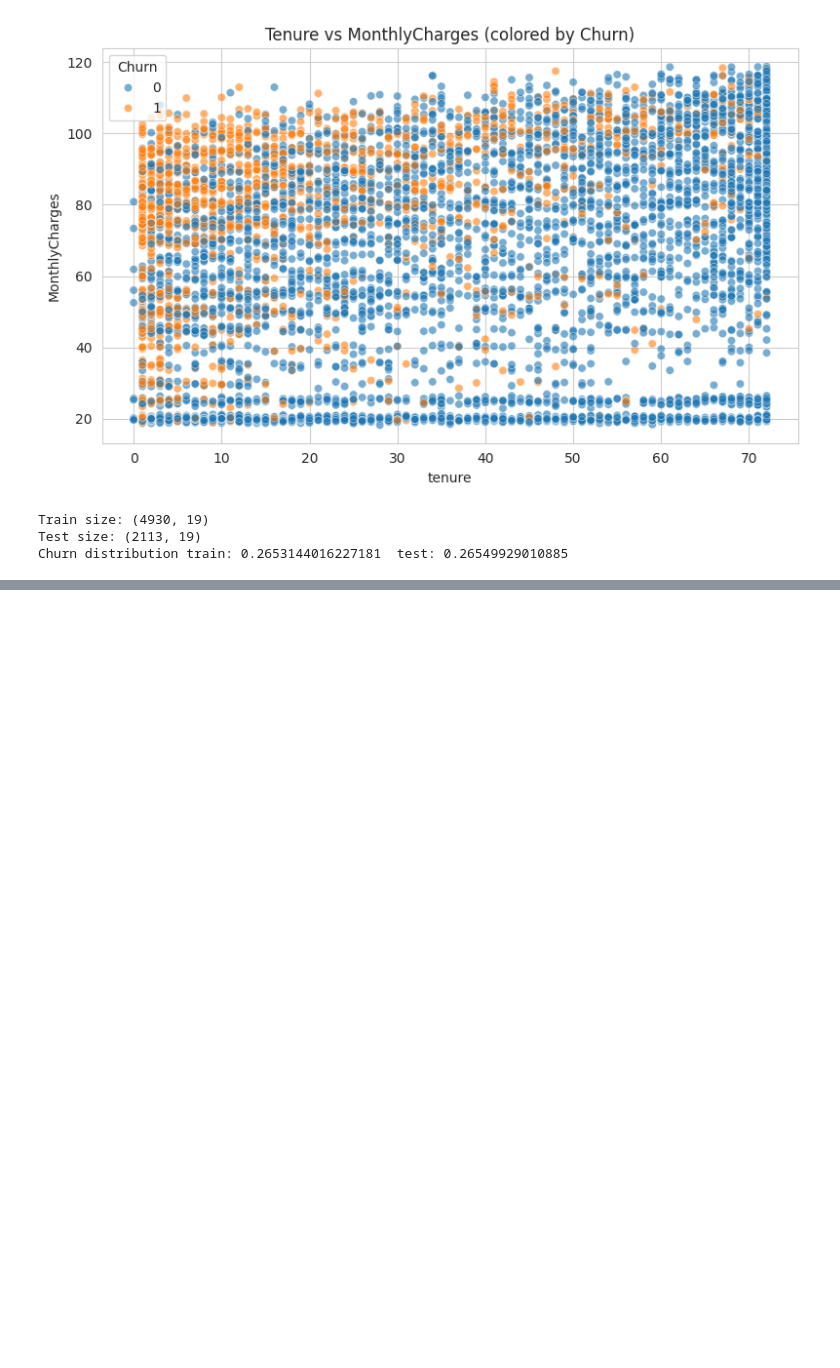
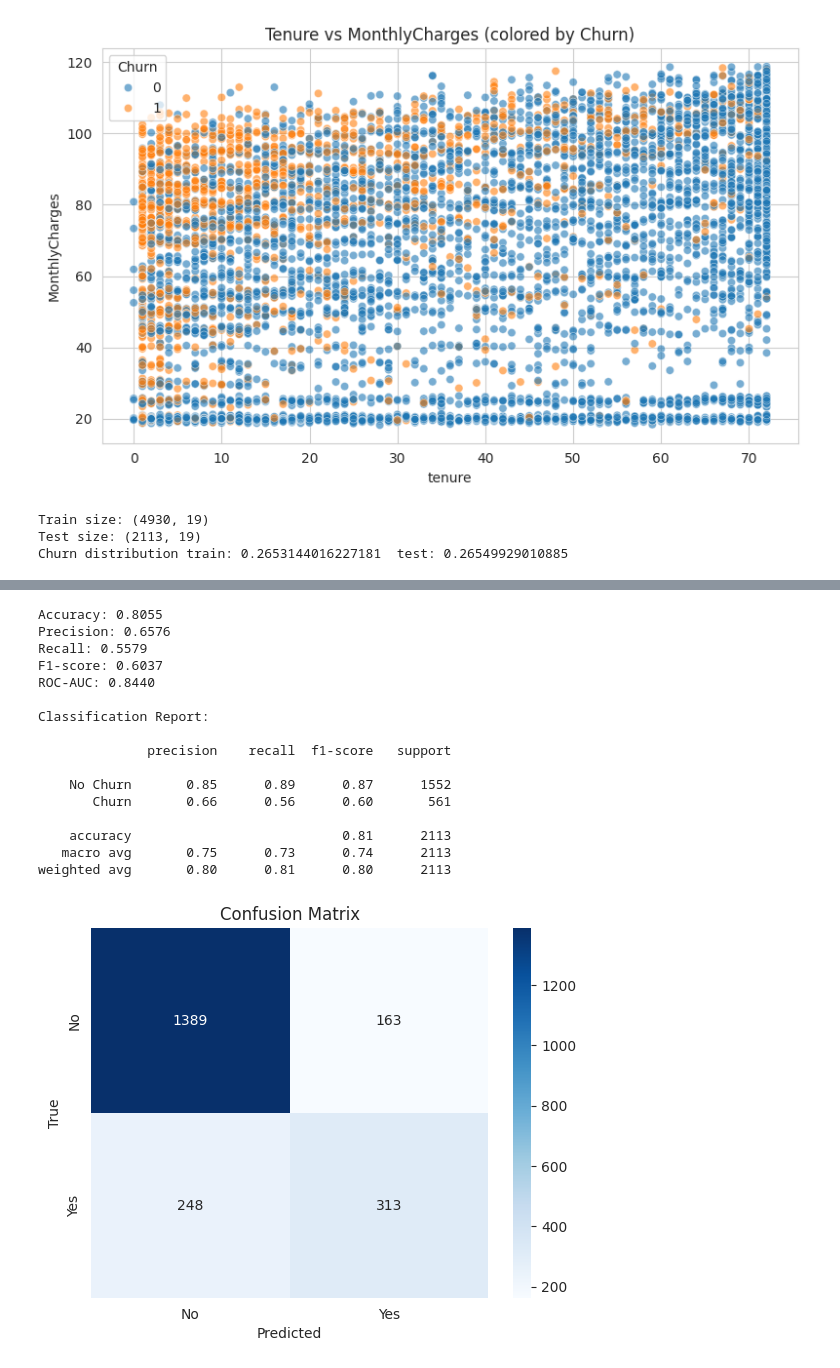
Before and after one commit to BurhanAmir/Machine-Learning-Project, a Jupyter notebook: ibm.ipynb, the cells around one changed output, grey strips where cells are left out. Saved outputs shown, nothing was run; the diff lists cells and outputs as text; code cells hidden in the pictures; blank space fills up the shorter version.

```diff
--- a/ibm.ipynb
+++ b/ibm.ipynb
@@ -272,7 +288,7 @@ print("categorical:", categorical_features)
 # Column transformer:
 preprocessor = ColumnTransformer(transformers=[
     ('num', StandardScaler(), numeric_features + binary_features),  # scale numerics + binary
-    ('cat', OneHotEncoder(handle_unknown='ignore', sparse=False), categorical_features)
+    ('cat', OneHotEncoder(handle_unknown='ignore'), categorical_features)
 ])
 
 # Pipeline with LogisticRegression
@@ -290,0 +324,59 @@ TypeError: OneHotEncoder.__init__() got an unexpected keyword argument 'sparse'
+# %%
+# Predict
+y_pred = pipe.predict(X_test)
+y_proba = pipe.predict_proba(X_test)[:,1]  # probability for positive class
+
+# Metrics
+acc = accuracy_score(y_test, y_pred)
+prec = precision_score(y_test, y_pred)
+rec = recall_score(y_test, y_pred)
+f1 = f1_score(y_test, y_pred)
+rocauc = roc_auc_score(y_test, y_proba)
+
+print(f"Accuracy: {acc:.4f}")
+print(f"Precision: {prec:.4f}")
+print(f"Recall: {rec:.4f}")
+print(f"F1-score: {f1:.4f}")
+print(f"ROC-AUC: {rocauc:.4f}")
+
+# Full classification report
+print("\nClassification Report:\n")
+print(classification_report(y_test, y_pred, target_names=['No Churn','Churn']))
+
+# Confusion matrix
+cm = confusion_matrix(y_test, y_pred)
+sns.heatmap(cm, annot=True, fmt='d', cmap='Blues',
+            xticklabels=['No','Yes'], yticklabels=['No','Yes'])
+plt.ylabel('True')
+plt.xlabel('Predicted')
+plt.title('Confusion Matrix')
+plt.show()
+
+# ROC curve
+fpr, tpr, thresholds = roc_curve(y_test, y_proba)
+plt.figure(figsize=(6,5))
+plt.plot(fpr, tpr, label=f'ROC curve (AUC = {rocauc:.3f})')
+plt.plot([0,1], [0,1], linestyle='--', color='grey')
+plt.xlabel('False Positive Rate')
+plt.ylabel('True Positive Rate')
+plt.title('ROC Curve')
+plt.legend(loc='lower right')
+plt.show()
+# %% [output]
+Accuracy: 0.8055
+Precision: 0.6576
+Recall: 0.5579
+F1-score: 0.6037
+ROC-AUC: 0.8440
+
+Classification Report:
+
+              precision    recall  f1-score   support
+
+    No Churn       0.85      0.89      0.87      1552
+       Churn       0.66      0.56      0.60       561
+
+    accuracy                           0.81      2113
+   macro avg       0.75      0.73      0.74      2113
+weighted avg       0.80      0.81      0.80      2113
+[figure, added]
```
Also changed, not shown: parts of 11 cells of this notebook.
